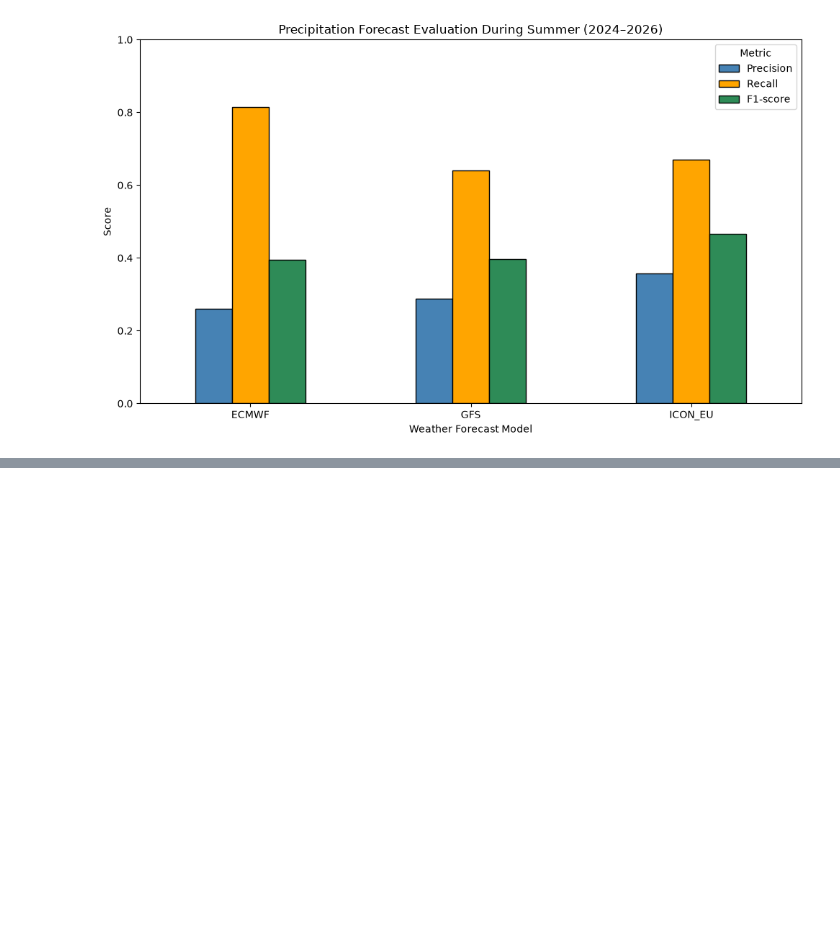
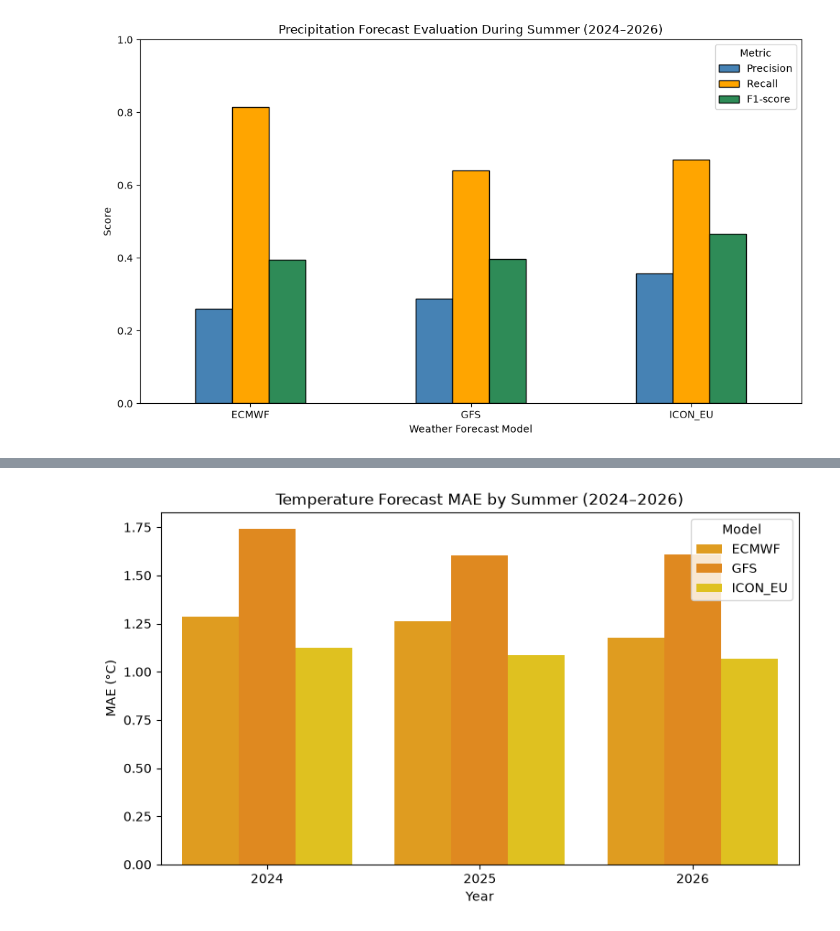
Before and after one commit to MarkenNisu/Machine_Learning_For_Weather, a Jupyter notebook: 02_forecast_evaluation.ipynb, the cells around one changed output, grey strips where cells are left out. Cells and saved outputs as stored; diff of their text form; code cells hidden in the pictures; blank space fills up the shorter version.

Commit message:
More graphs and visualisations

```diff
--- a/02_forecast_evaluation.ipynb
+++ b/02_forecast_evaluation.ipynb
@@ -100,3 +100,8 @@ plt.tight_layout()
 plt.show()
 # %% [output]
 [figure]
+# %%
+for model in models:
+    print(f"\n{model}")
+    print("MAE", mean_absolute_error(df["actual_wind_speed"], df[f"wind_speed_{model}"]))
+    print("RMSE", root_mean_squared_error(df["actual_wind_speed"], df[f"wind_speed_{model}"]))
@@ -149,0 +252,22 @@ plt.show()
+# %%
+temp_results = yearly_results[
+    yearly_results["Feature"] == "Temperature"
+]
+
+plt.figure(figsize=(9, 5))
+
+sns.barplot(
+    data=temp_results,
+    x="Year",
+    y="MAE",
+    hue="Model",
+    palette=["orange", "darkorange", "gold"]
+)
+
+plt.title("Temperature Forecast MAE by Summer (2024–2026)")
+plt.ylabel("MAE (°C)")
+plt.xlabel("Year")
+plt.legend(title="Model")
+plt.show()
+# %% [output]
+[figure, added]
```
Also changed, not shown: parts of 6 cells of this notebook.
